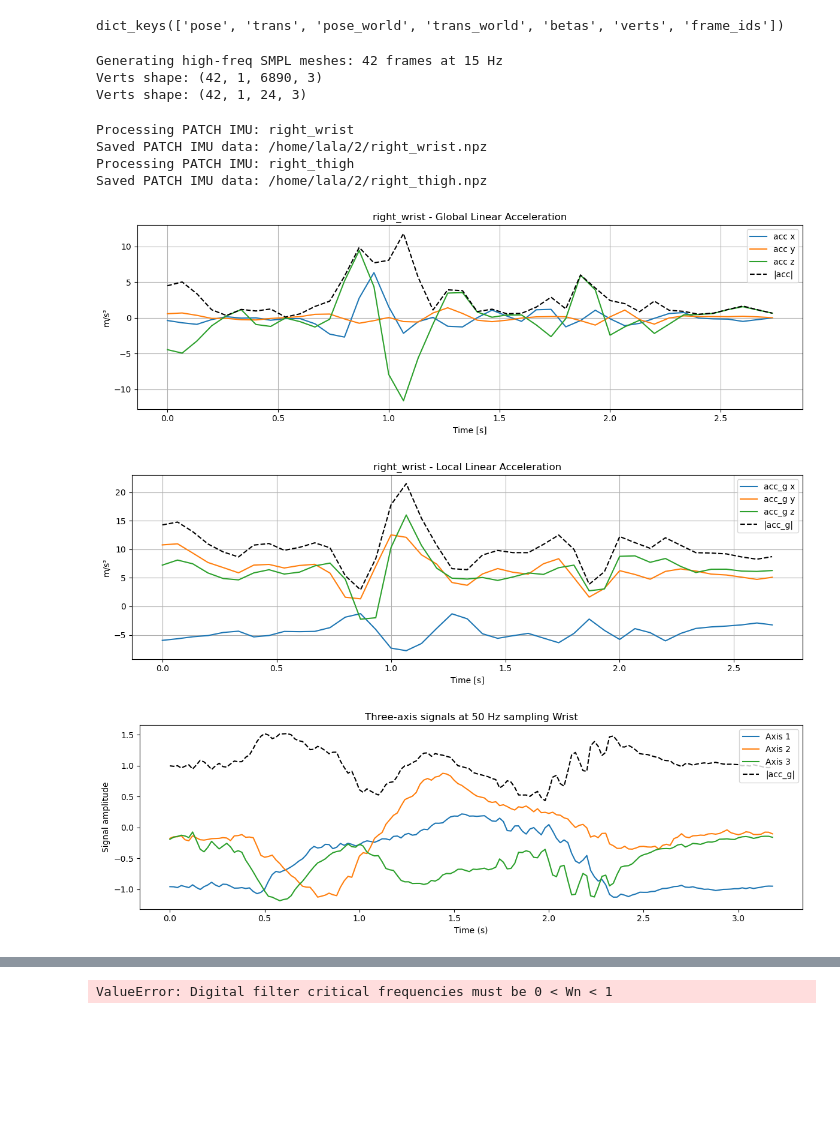
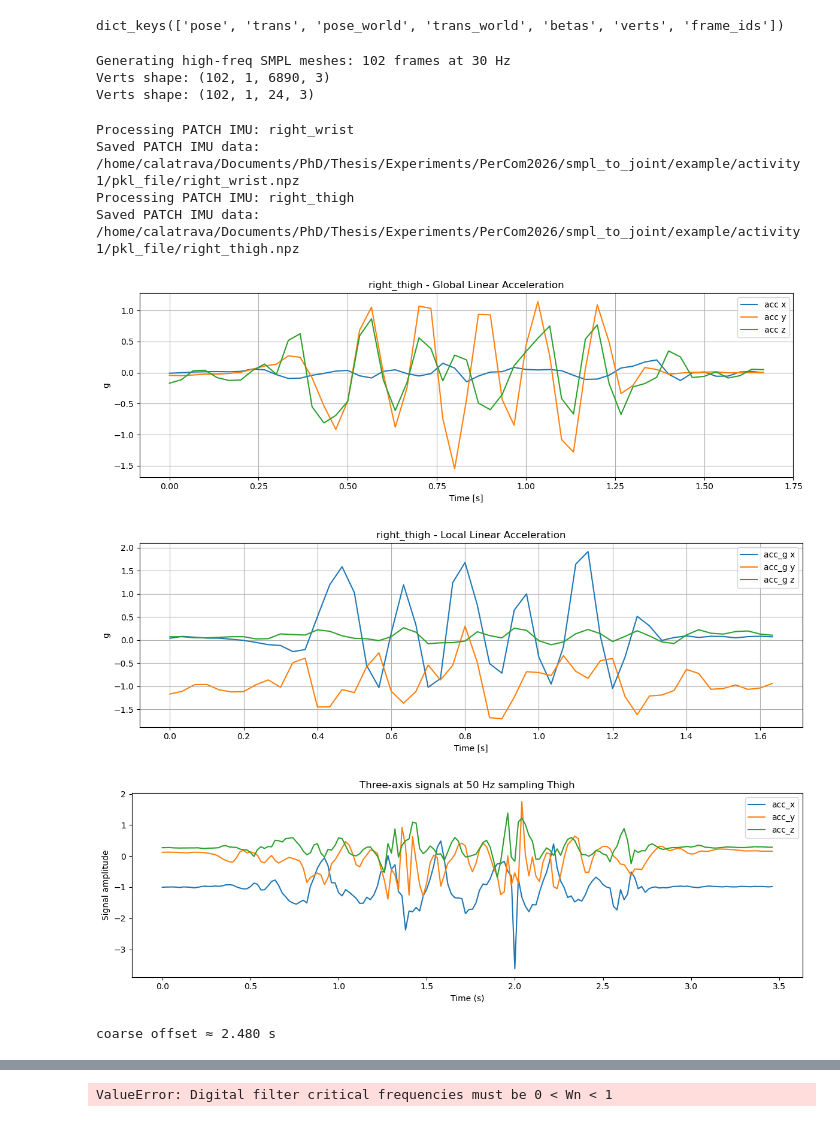
Before and after one commit to lalasray/smpl_to_joint, a Jupyter notebook: gen_IMU_WHAM_mod.ipynb, the cells around one changed output, grey strips where cells are left out. Saved outputs shown, nothing was run; the diff lists cells and outputs as text; code cells hidden in the pictures; blank space fills up the shorter version.

```diff
--- a/gen_IMU_WHAM_mod.ipynb
+++ b/gen_IMU_WHAM_mod.ipynb
@@ -16,7 +16,7 @@ from scipy.spatial.transform import Rotation as R
 from imu_noise import add_imu_noise,sharpen_peaks
 from inerpolate import upsample_smpl_with_jitter
 # %%
-pkl_file = '/home/lala/Downloads/wham_output 2.pkl'
+pkl_file = '/home/calatrava/Documents/PhD/Thesis/Experiments/PerCom2026/smpl_to_joint/example/activity22/pkl_file/wham_output.pkl'
 smpl_data = joblib.load(pkl_file)
 print(smpl_data[0].keys())
 loaded_data = smpl_data[0]
@@ -34,7 +34,7 @@ trans = loaded_data['trans']  # (N, 3)
 # 2) Interpolate to high frequency
 # ----------------------------------------------------
 fps_original = 15
-fps_high = 15
+fps_high = 30
 dt = 1.0 / fps_high
 
 
@@ -106,9 +106,9 @@ all_jtr = np.array(all_jtr)
 print(f"Verts shape: {all_verts.shape}")
 print(f"Verts shape: {all_jtr.shape}")
 # %% [output]
-Generating high-freq SMPL meshes: 42 frames at 15 Hz
-Verts shape: (42, 1, 6890, 3)
-Verts shape: (42, 1, 24, 3)
+Generating high-freq SMPL meshes: 102 frames at 30 Hz
+Verts shape: (102, 1, 6890, 3)
+Verts shape: (102, 1, 24, 3)
 # %%
 # ----------------------------------------------------
 # 5) IMU cluster list
@@ -156,7 +156,7 @@ from imu_base import calculate_patch_IMU_signals
 # ----------------------------------------------------
 # 7) Compute & save for each patch IMU
 # ----------------------------------------------------
-save_dir = "/home/lala/2"
+save_dir = "/home/calatrava/Documents/PhD/Thesis/Experiments/PerCom2026/smpl_to_joint/example/activity1/pkl_file"
 os.makedirs(save_dir, exist_ok=True)
 
 for body_part, config in UTD_lists.items():
@@ -181,17 +181,17 @@ for body_part, config in UTD_lists.items():
     print(f"Saved PATCH IMU data: {file_path}")
 # %% [output]
 Processing PATCH IMU: right_wrist
-Saved PATCH IMU data: /home/lala/2/right_wrist.npz
+Saved PATCH IMU data: /home/calatrava/Documents/PhD/Thesis/Experiments/PerCom2026/smpl_to_joint/example/activity1/pkl_file/right_wrist.npz
 Processing PATCH IMU: right_thigh
-Saved PATCH IMU data: /home/lala/2/right_thigh.npz
+Saved PATCH IMU data: /home/calatrava/Documents/PhD/Thesis/Experiments/PerCom2026/smpl_to_joint/example/activity1/pkl_file/right_thigh.npz
 # %%
 import os
 import numpy as np
 import matplotlib.pyplot as plt
 
 # --- Config ---
-save_dir = r"/home/lala/2"
-body_part = 'right_wrist'
+save_dir = r"/home/calatrava/Documents/PhD/Thesis/Experiments/PerCom2026/smpl_to_joint/example/activity22"
+body_part = 'right_thigh'
 
 file_path = os.path.join(save_dir, f'{body_part}.npz')
 data = np.load(file_path)
@@ -215,10 +215,10 @@ t_ang = np.arange(len(ang_vel)) / fps
 plt.figure(figsize=(12, 4))
 plt.title(f"{body_part} - Global Linear Acceleration")
 for i, axis in enumerate(['x', 'y', 'z']):
-    plt.plot(t_acc, acc[:, i], label=f'acc {axis}')
-plt.plot(t_acc, np.linalg.norm(acc, axis=1), 'k--', label='|acc|')
+    plt.plot(t_acc, acc[:, i]/9.81, label=f'acc {axis}')
+# plt.plot(t_acc, np.linalg.norm(acc, axis=1), 'k--', label='|acc|')
 plt.xlabel('Time [s]')
-plt.ylabel('m/s²')
+plt.ylabel('g')
 plt.legend()
 plt.grid(True)
 plt.tight_layout()
@@ -228,43 +228,63 @@ plt.show()
 plt.figure(figsize=(12, 4))
 plt.title(f"{body_part} - Local Linear Acceleration")
 for i, axis in enumerate(['x', 'y', 'z']):
-    plt.plot(t_acc_g, acc_g[:, i], label=f'acc_g {axis}')
-plt.plot(t_acc_g, np.linalg.norm(acc_g, axis=1), 'k--', label='|acc_g|')
+    plt.plot(t_acc_g, acc_g[:, i]/9.81, label=f'acc_g {axis}')
+# plt.plot(t_acc_g, np.linalg.norm(acc_g, axis=1), 'k--', label='|acc_g|')
 plt.xlabel('Time [s]')
-plt.ylabel('m/s²')
+plt.ylabel('g')
 plt.legend()
 plt.grid(True)
 plt.tight_layout()
 plt.show()
 
 
 import pandas as pd
 import scipy.io
 
 
-real_inertial_data = scipy.io.loadmat("/home/lala/Downloads/a1_s1_t1_inertial.mat")['d_iner']
+real_inertial_data = scipy.io.loadmat("/home/calatrava/Documents/PhD/Thesis/Experiments/PerCom2026/smpl_to_joint/example/activity22/a22_s1_t1_inertial.mat")['d_iner']
 
 
 fs = 50          # sampling frequency in Hz
 dt = 1.0 / fs    # time between samples
 N = real_inertial_data.shape[0]
 
 # build the time vector
 t = np.arange(N) * dt
 
 plt.figure(figsize=(12, 4))
-plt.plot(t, real_inertial_data[:, 0], label='Axis 1')
-plt.plot(t, real_inertial_data[:, 1], label='Axis 2')
-plt.plot(t, real_inertial_data[:, 2], label='Axis 3')
-plt.plot(t, np.linalg.norm(real_inertial_data[:,0:3], axis=1), 'k--', label='|acc_g|')
+plt.plot(t, real_inertial_data[:, 0], label='acc_x')
+plt.plot(t, real_inertial_data[:, 1], label='acc_y')
+plt.plot(t, real_inertial_data[:, 2], label='acc_z')
+# plt.plot(t, np.linalg.norm(real_inertial_data[:,0:3], axis=1), 'k--', label='|acc_g|')
 
 plt.xlabel('Time (s)')
 plt.ylabel('Signal amplitude')
-plt.title('Three-axis signals at 50 Hz sampling Wrist')
+plt.title('Three-axis signals at 50 Hz sampling Thigh')
 plt.legend()
 plt.tight_layout()
 plt.show()
 # %% [output]
-[figure, old version]
+[figure, new version]
-[figure, old version]
+[figure, new version]
-[figure, old version]
+[figure, new version]
+# %%
+import numpy as np, scipy.signal as sig
+
+
+# 1.  Make the two alignment signals (here: magnitude)
+imu_mag = np.linalg.norm(real_inertial_data[:, :3], axis=1)          # (174,)
+vid_mag = np.linalg.norm(acc_g[:, :3], axis=1) / 9.81               # (50,)
+
+vid_mag_50Hz = sig.resample(vid_mag, int(len(vid_mag) * 50 / 15))
+
+# 2.  Cross-correlate the 1-D sequences
+corr = sig.correlate(imu_mag, vid_mag_50Hz, mode='full', method='fft')
+lags = sig.correlation_lags(imu_mag.size, vid_mag.size, mode='full')
+
+# 3.  Pick the lag with the highest correlation
+lag_samples = lags[np.argmax(corr)]
+Δt_coarse   = lag_samples / 50.0     # seconds  (50 Hz reference)
+print(f'coarse offset ≈ {Δt_coarse:.3f} s')
+# %% [output]
+coarse offset ≈ 2.480 s
```
Also changed, not shown: parts of 9 cells of this notebook, 16 other files.
